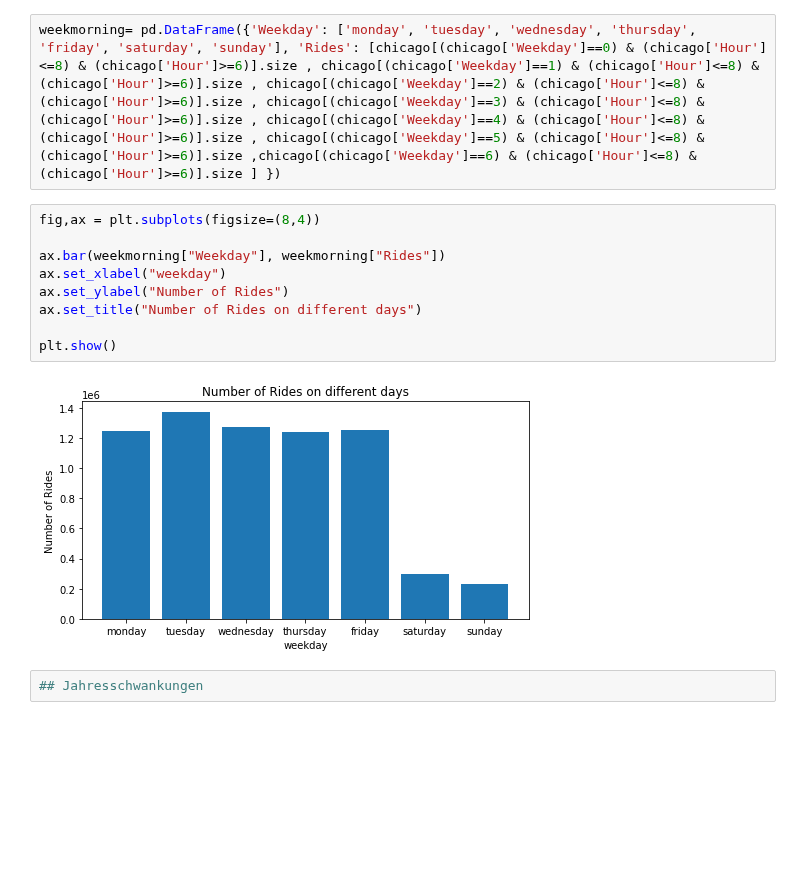
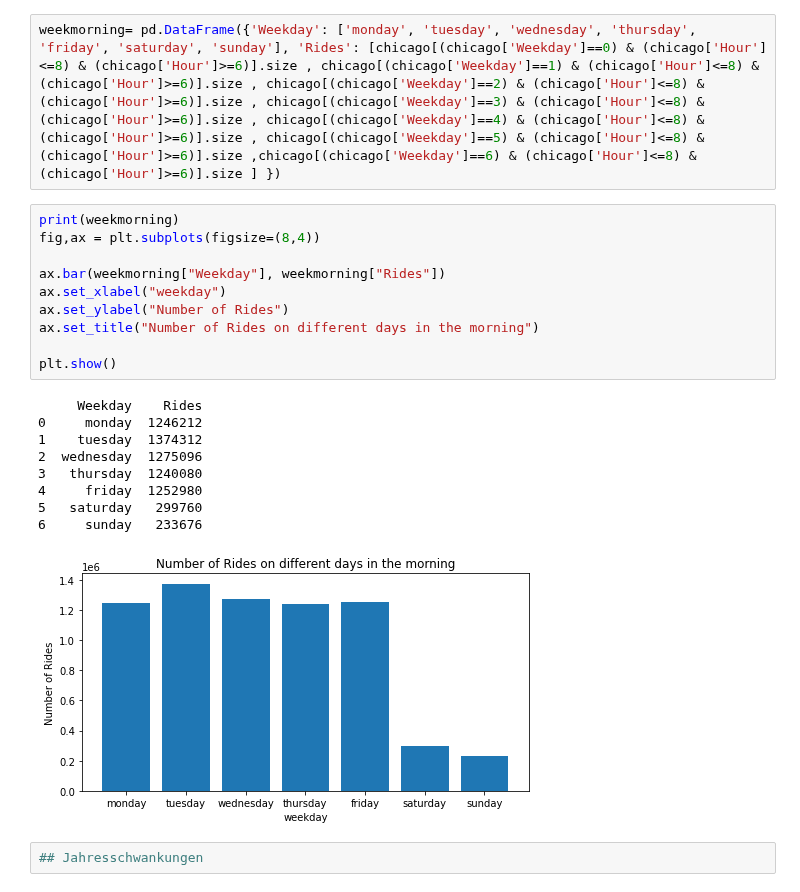
Before and after one commit to agruenb/PrescriptiveStruggle_BikeSharing, a Jupyter notebook: LeaWorkspace/lworkspace.ipynb, the cells around one changed output. Saved outputs shown, nothing was run; the diff lists cells and outputs as text; blank space fills up the shorter version.

```diff
--- a/LeaWorkspace/lworkspace.ipynb
+++ b/LeaWorkspace/lworkspace.ipynb
@@ -89,16 +95,25 @@ plt.show()
 # %%
 weekmorning= pd.DataFrame({'Weekday': ['monday', 'tuesday', 'wednesday', 'thursday', 'friday', 'saturday', 'sunday'], 'Rides': [chicago[(chicago['Weekday']==0) & (chicago['Hour']<=8) & (chicago['Hour']>=6)].size , chicago[(chicago['Weekday']==1) & (chicago['Hour']<=8) & (chicago['Hour']>=6)].size , chicago[(chicago['Weekday']==2) & (chicago['Hour']<=8) & (chicago['Hour']>=6)].size , chicago[(chicago['Weekday']==3) & (chicago['Hour']<=8) & (chicago['Hour']>=6)].size , chicago[(chicago['Weekday']==4) & (chicago['Hour']<=8) & (chicago['Hour']>=6)].size , chicago[(chicago['Weekday']==5) & (chicago['Hour']<=8) & (chicago['Hour']>=6)].size ,chicago[(chicago['Weekday']==6) & (chicago['Hour']<=8) & (chicago['Hour']>=6)].size ] })
 # %%
+print(weekmorning)
 fig,ax = plt.subplots(figsize=(8,4))
 
 ax.bar(weekmorning["Weekday"], weekmorning["Rides"])
 ax.set_xlabel("weekday")
 ax.set_ylabel("Number of Rides")
-ax.set_title("Number of Rides on different days")
+ax.set_title("Number of Rides on different days in the morning")
 
 plt.show()
 # %% [output]
+     Weekday    Rides
+0     monday  1246212
+1    tuesday  1374312
+2  wednesday  1275096
+3   thursday  1240080
+4     friday  1252980
+5   saturday   299760
+6     sunday   233676
-[figure, old version]
+[figure, new version]
 # %%
 ## Jahresschwankungen
 # %%
```
Also changed, not shown: parts of 8 cells of this notebook, 1 other file.
